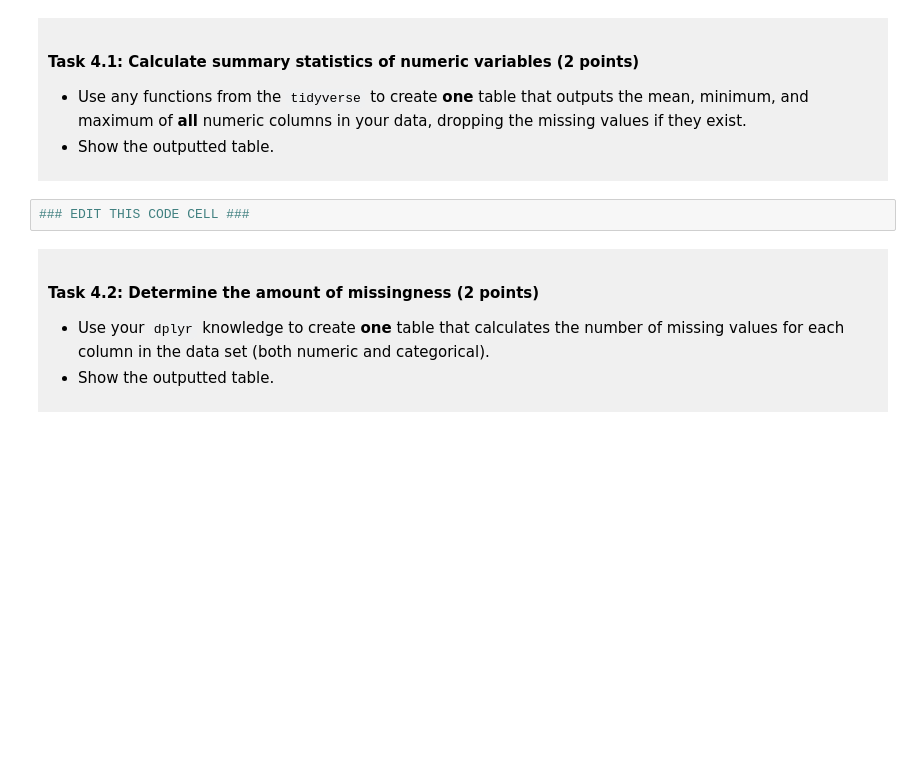
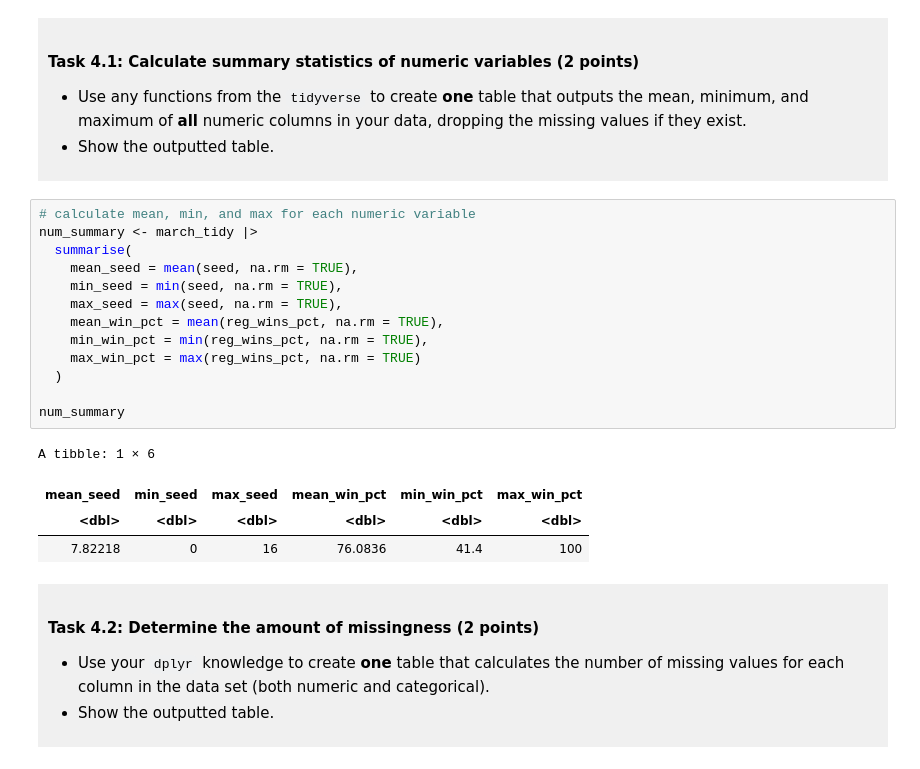
Before and after one commit to FangTangSama/dsci-100-project-henry-sun, a Jupyter notebook: dsci-100-project-notebook.ipynb, the cells around one changed output. Drawn from its saved outputs; the diff is of its cells as text; blank space fills up the shorter version.

```diff
--- a/dsci-100-project-notebook.ipynb
+++ b/dsci-100-project-notebook.ipynb
@@ -273,7 +266,23 @@ You will refine your research question (if needed) and produce a tidy data set.
 
 </div>
 # %%
-### EDIT THIS CODE CELL ###
+# calculate mean, min, and max for each numeric variable
+num_summary <- march_tidy |>
+  summarise(
+    mean_seed = mean(seed, na.rm = TRUE),
+    min_seed = min(seed, na.rm = TRUE),
+    max_seed = max(seed, na.rm = TRUE),
+    mean_win_pct = mean(reg_wins_pct, na.rm = TRUE),
+    min_win_pct = min(reg_wins_pct, na.rm = TRUE),
+    max_win_pct = max(reg_wins_pct, na.rm = TRUE)
+  )
+
+num_summary
+# %% [output]
+A tibble: 1 × 6
+| mean_seed | min_seed | max_seed | mean_win_pct | min_win_pct | max_win_pct |
+| <dbl> | <dbl> | <dbl> | <dbl> | <dbl> | <dbl> |
+| 7.82218 | 0 | 16 | 76.0836 | 41.4 | 100 |
 # %% [markdown]
 <div style="background-color: #f0f0f0; padding: 10px;">
 
```
Also changed, not shown: parts of 2 cells of this notebook.
